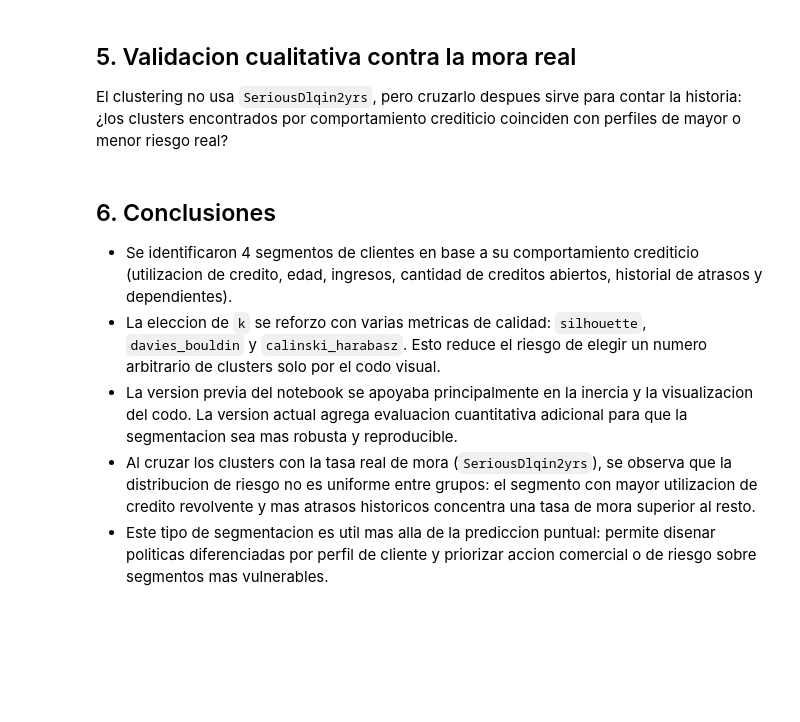
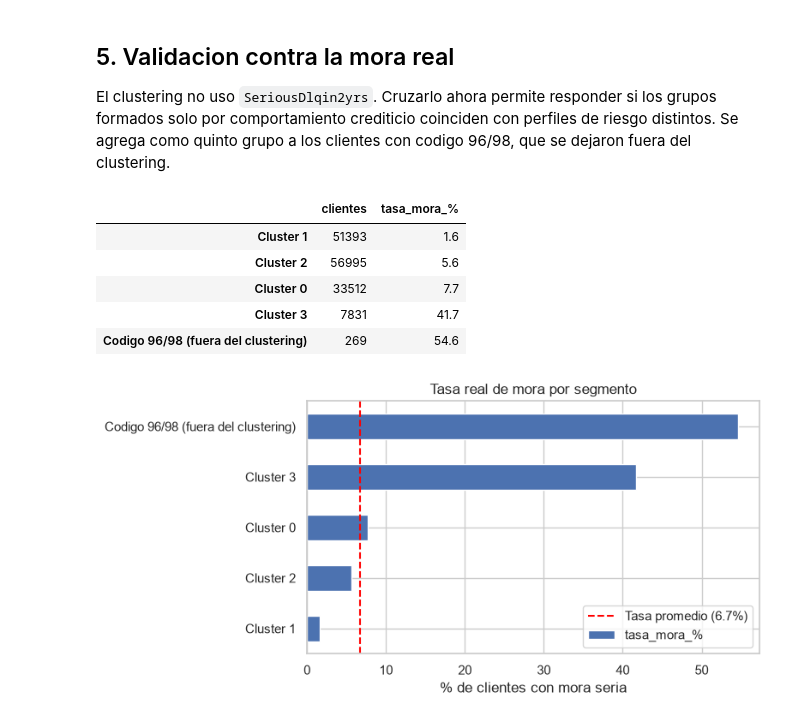
Before and after one commit to EmiiFernandez/data_science_ypf_proyecto, a Jupyter notebook: notebooks/03_modelo_no_supervisado.ipynb, the cells around one changed output. Drawn from its saved outputs; the diff is of its cells as text; code cells hidden in the pictures; blank space fills up the shorter version.

Commit message:
actualizacion notebook 03

```diff
--- a/notebooks/03_modelo_no_supervisado.ipynb
+++ b/notebooks/03_modelo_no_supervisado.ipynb
@@ -140,4 +220,4 @@ perfil
 # %% [markdown]
-## 5. Validacion cualitativa contra la mora real
+## 5. Validacion contra la mora real
 
-El clustering no usa `SeriousDlqin2yrs`, pero cruzarlo despues sirve para contar la historia: ¿los clusters encontrados por comportamiento crediticio coinciden con perfiles de mayor o menor riesgo real?
+El clustering no uso `SeriousDlqin2yrs`. Cruzarlo ahora permite responder si los grupos formados solo por comportamiento crediticio coinciden con perfiles de riesgo distintos. Se agrega como quinto grupo a los clientes con codigo 96/98, que se dejaron fuera del clustering.
@@ -151,8 +224,25 @@ tasa_mora_por_cluster
-# %% [markdown]
-## 6. Conclusiones
-
-- Se identificaron 4 segmentos de clientes en base a su comportamiento crediticio (utilizacion de credito, edad, ingresos, cantidad de creditos abiertos, historial de atrasos y dependientes).
-- La eleccion de `k` se reforzo con varias metricas de calidad: `silhouette`, `davies_bouldin` y `calinski_harabasz`. Esto reduce el riesgo de elegir un numero arbitrario de clusters solo por el codo visual.
-- La version previa del notebook se apoyaba principalmente en la inercia y la visualizacion del codo. La version actual agrega evaluacion cuantitativa adicional para que la segmentacion sea mas robusta y reproducible.
-- Al cruzar los clusters con la tasa real de mora (`SeriousDlqin2yrs`), se observa que la distribucion de riesgo no es uniforme entre grupos: el segmento con mayor utilizacion de credito revolvente y mas atrasos historicos concentra una tasa de mora superior al resto.
-- Este tipo de segmentacion es util mas alla de la prediccion puntual: permite disenar politicas diferenciadas por perfil de cliente y priorizar accion comercial o de riesgo sobre segmentos mas vulnerables.
+# %%
+mora_segmentos = df_cluster.groupby("cluster")["SeriousDlqin2yrs"].agg(["count", "mean"])
+mora_segmentos.index = [f"Cluster {c}" for c in mora_segmentos.index]
+mora_segmentos.loc["Codigo 96/98 (fuera del clustering)"] = [len(especiales), especiales["SeriousDlqin2yrs"].mean()]
+mora_segmentos.columns = ["clientes", "tasa_mora"]
+mora_segmentos["clientes"] = mora_segmentos["clientes"].astype(int)
+mora_segmentos["tasa_mora_%"] = (mora_segmentos["tasa_mora"] * 100).round(1)
+mora_segmentos = mora_segmentos.drop(columns="tasa_mora").sort_values("tasa_mora_%")
+display(mora_segmentos)
+
+tasa_base = df["SeriousDlqin2yrs"].mean() * 100
+ax = mora_segmentos["tasa_mora_%"].plot(kind="barh", figsize=(8, 4), title="Tasa real de mora por segmento")
+ax.axvline(tasa_base, color="red", linestyle="--", label=f"Tasa promedio ({tasa_base:.1f}%)")
+ax.set_xlabel("% de clientes con mora seria")
+ax.legend()
+plt.tight_layout()
+plt.show()
+# %% [output]
+|  | clientes | tasa_mora_% |
+| Cluster 1 | 51393 | 1.6 |
+| Cluster 2 | 56995 | 5.6 |
+| Cluster 0 | 33512 | 7.7 |
+| Cluster 3 | 7831 | 41.7 |
+| Codigo 96/98 (fuera del clustering) | 269 | 54.6 |
+[figure, added]
```
Also changed, not shown: parts of 26 cells of this notebook.
